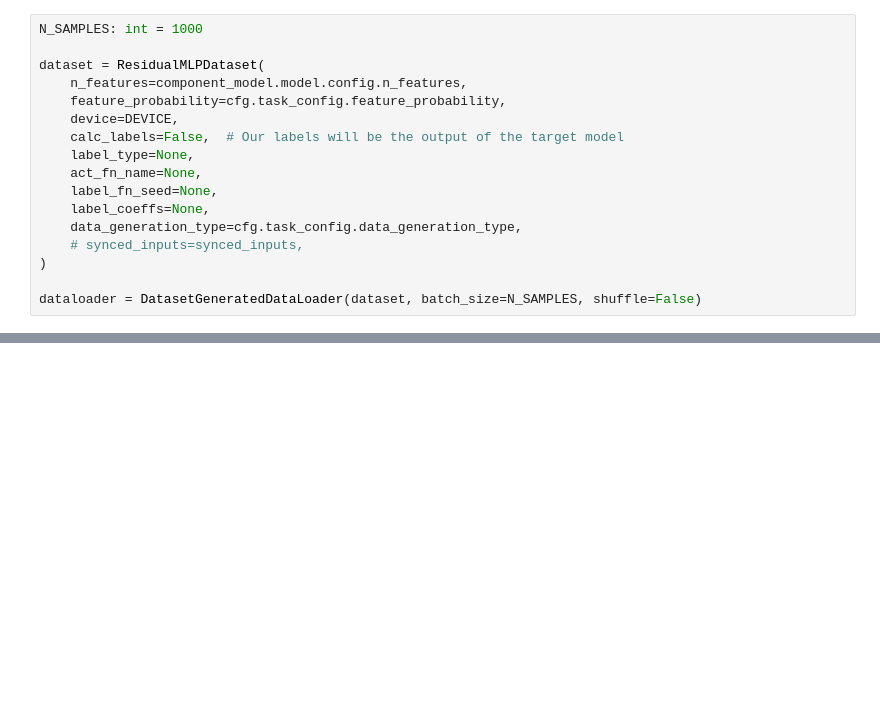
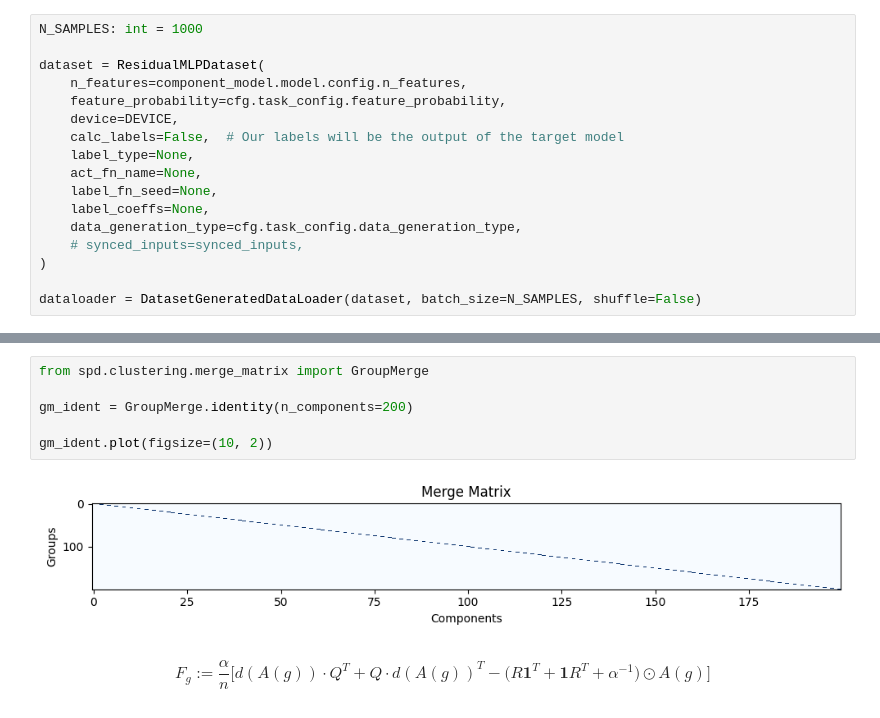
Before and after one commit to moosmiddelkoop/spd, a Jupyter notebook: spd/clustering/dev.ipynb, the cells around one changed output, grey strips where cells are left out. Drawn from its saved outputs; the diff is of its cells as text; blank space fills up the shorter version.

```diff
--- a/spd/clustering/dev.ipynb
+++ b/spd/clustering/dev.ipynb
@@ -100,0 +169,21 @@ dbg_auto(ci);
+# %%
+from spd.clustering.merge_matrix import GroupMerge
+
+gm_ident = GroupMerge.identity(n_components=200)
+
+gm_ident.plot(figsize=(10, 2))
+# %% [output]
+[figure, added]
+# %% [markdown]
+$$
+	F_g := \frac{\alpha}{n}
+	\Bigg[
+		d(A(g)) \cdot Q^T
+		+ Q \cdot d(A(g))^T
+		- \Big(
+			R \mathbf{1}^T
+			+ \mathbf{1} R^T + \alpha^{-1}
+		\Big)
+		\odot A(g)
+	\Bigg]
+$$
```
Also changed, not shown: parts of 5 cells of this notebook.
